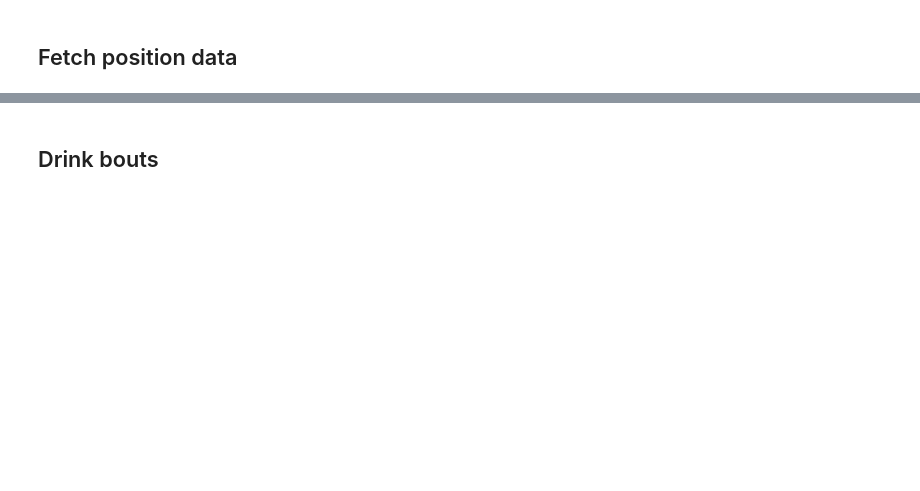
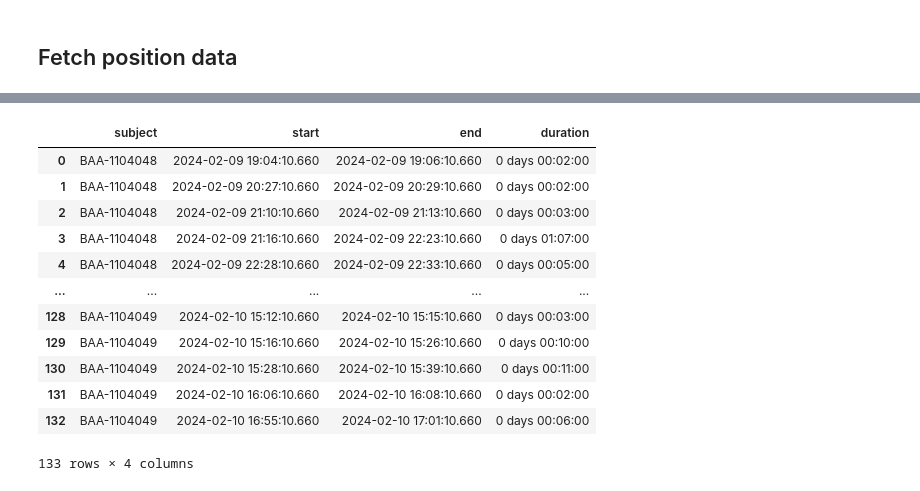
Before and after one commit to SainsburyWellcomeCentre/aeon_mecha, a Jupyter notebook: docs/examples/dj_compute_bouts.ipynb, the cells around one changed output, grey strips where cells are left out. Cells and saved outputs as stored; diff of their text form; code cells hidden in the pictures; blank space fills up the shorter version.

```diff
--- a/docs/examples/dj_compute_bouts.ipynb
+++ b/docs/examples/dj_compute_bouts.ipynb
@@ -121,7 +98,7 @@ periods = {
 ## Fetch position data
 # %%
 def load_position_data(
-    key: Dict[str, str], period_start: str, period_end: str
+    key: dict[str, str], period_start: str, period_end: str
 ) -> pd.DataFrame:
     """Loads position data (centroid tracking) for a specified time period.
 
@@ -191,15 +168,10 @@ def load_position_data(
         return pd.DataFrame()
 
 
-position_data_list = []
-for period_name, (period_start, period_end) in periods.items():
-    # Load position data for this period
-    df = load_position_data(key, period_start, period_end)
-    df.reset_index(inplace=True)
-    df = df.assign(
-        experiment_name=exp["name"],
-        period=period_name
-    )
-    position_data_list.append(df)
+# Load position data
+# If this takes too long, consider changing end_dt to an earlier time
+position_df = load_position_data(key, start_dt, end_dt).sort_index()
 
-position_df = concat_and_reorder(position_data_list)
+float_cols = ['identity_likelihood', 'x', 'y', 'likelihood']
+for col in float_cols:
+    position_df[col] = pd.to_numeric(position_df[col], errors='coerce')
@@ -231,7 +214,7 @@ def sleep_bouts(
     # Set some constants and placeholder `windows_df` which will be combined into `bouts_df`
     sleep_win = pd.Timedelta("1m")
     sleep_windows_df = pd.DataFrame(
-        columns=["subject", "start", "end", "duration", "period"]
+        columns=["subject", "start", "end", "duration"]
     )
 
     # Create time windows based on start and end time
@@ -242,8 +225,7 @@ def sleep_bouts(
     )
 
     # <s> Process each time window
-    period = animal_data["period"].iloc[0]
-    pbar = tqdm(window_starts, desc=f"Processing sleep bouts for {subject} in {period}")
+    pbar = tqdm(window_starts, desc=f"Processing sleep bouts for {subject} ")
     for win_start in pbar:
         win_end = win_start + sleep_win
         win_data = animal_data[
@@ -267,7 +249,6 @@ def sleep_bouts(
                 "start": win_start,
                 "end": win_end,
                 "duration": sleep_win,
-                "period": win_data["period"].iloc[0],
             }
             sleep_windows_df = pd.concat(
                 [sleep_windows_df, pd.DataFrame([new_bout])], ignore_index=True
@@ -276,7 +257,7 @@ def sleep_bouts(
 
     # <s> Now merge consecutive sleep windows into continuous bouts
     if sleep_windows_df.empty or not isinstance(sleep_windows_df, pd.DataFrame):
-        return pd.DataFrame(columns=["subject", "start", "end", "duration", "period"])
+        return pd.DataFrame(columns=["subject", "start", "end", "duration"])
     # Initialize the merged bouts dataframe with the first window
     sleep_bouts_df = pd.DataFrame(
         [
@@ -285,7 +266,6 @@ def sleep_bouts(
                 "start": sleep_windows_df.iloc[0]["start"],
                 "end": sleep_windows_df.iloc[0]["end"],
                 "duration": sleep_windows_df.iloc[0]["duration"],
-                "period": sleep_windows_df.iloc[0]["period"],
             }
         ]
     )
@@ -305,7 +285,6 @@ def sleep_bouts(
                 "start": current_window["start"],
                 "end": current_window["end"],
                 "duration": current_window["duration"],
-                "period": current_window["period"],
             }
             sleep_bouts_df = pd.concat(
                 [sleep_bouts_df, pd.DataFrame([new_bout])], ignore_index=True
@@ -372,2 +299,28 @@ for exp in pbar_exp:
-# %% [markdown]
-## Drink bouts
+# %%
+# Compute sleep bouts for each subject
+subjects = position_df["identity_name"].unique()
+sleep_bouts_df = pd.DataFrame(
+    columns=["subject", "start", "end", "duration"]
+)
+for subject in subjects:
+    subject_bouts = sleep_bouts(position_df, subject)
+    if isinstance(subject_bouts, pd.DataFrame) and not subject_bouts.empty:
+        sleep_bouts_df = pd.concat(
+            [sleep_bouts_df, subject_bouts], ignore_index=True
+        )
+# %%
+sleep_bouts_df
+# %% [output]
+|  | subject | start | end | duration |
+| 0 | BAA-1104048 | 2024-02-09 19:04:10.660 | 2024-02-09 19:06:10.660 | 0 days 00:02:00 |
+| 1 | BAA-1104048 | 2024-02-09 20:27:10.660 | 2024-02-09 20:29:10.660 | 0 days 00:02:00 |
+| 2 | BAA-1104048 | 2024-02-09 21:10:10.660 | 2024-02-09 21:13:10.660 | 0 days 00:03:00 |
+| 3 | BAA-1104048 | 2024-02-09 21:16:10.660 | 2024-02-09 22:23:10.660 | 0 days 01:07:00 |
+| 4 | BAA-1104048 | 2024-02-09 22:28:10.660 | 2024-02-09 22:33:10.660 | 0 days 00:05:00 |
+| ... | ... | ... | ... | ... |
+| 128 | BAA-1104049 | 2024-02-10 15:12:10.660 | 2024-02-10 15:15:10.660 | 0 days 00:03:00 |
+| 129 | BAA-1104049 | 2024-02-10 15:16:10.660 | 2024-02-10 15:26:10.660 | 0 days 00:10:00 |
+| 130 | BAA-1104049 | 2024-02-10 15:28:10.660 | 2024-02-10 15:39:10.660 | 0 days 00:11:00 |
+| 131 | BAA-1104049 | 2024-02-10 16:06:10.660 | 2024-02-10 16:08:10.660 | 0 days 00:02:00 |
+| 132 | BAA-1104049 | 2024-02-10 16:55:10.660 | 2024-02-10 17:01:10.660 | 0 days 00:06:00 |
+133 rows × 4 columns
```
Also changed, not shown: parts of 20 cells of this notebook.
